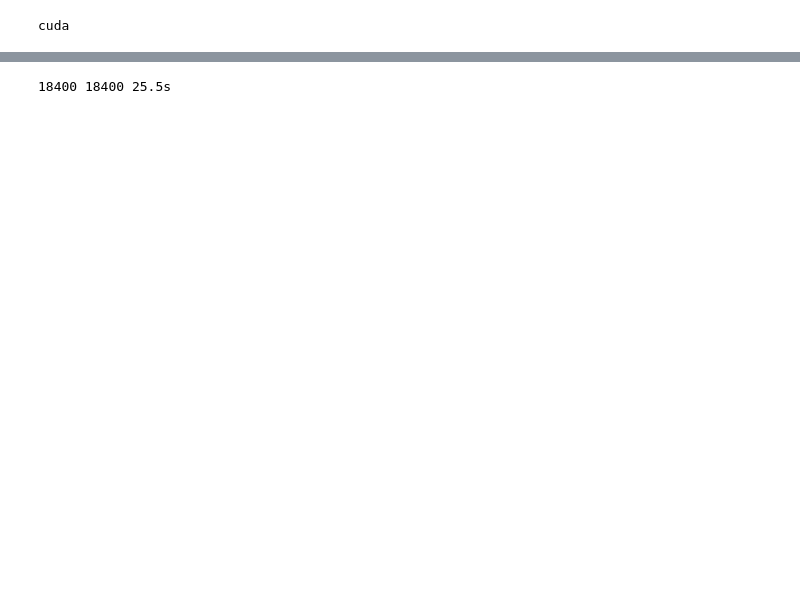
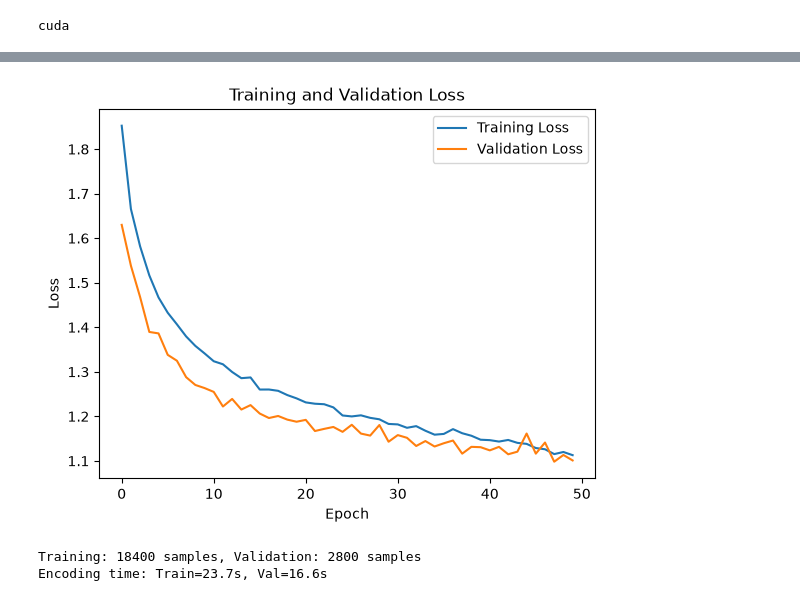
Before and after one commit to JettChase/AutoEncoderOCT, a Jupyter notebook: encoderClassifier.ipynb, the cells around one changed output, grey strips where cells are left out. Saved outputs shown, nothing was run; the diff lists cells and outputs as text; code cells hidden in the pictures; blank space fills up the shorter version.

```diff
--- a/encoderClassifier.ipynb
+++ b/encoderClassifier.ipynb
@@ -155,3 +193,14 @@ Results: Accuracy=73.52% Training Duration=2574.747947 sec
+# %%
+plt.plot(control_train_losses, label="Training Loss")
+plt.plot(control_val_losses, label="Validation Loss")
+
+plt.xlabel("Epoch")
+plt.ylabel("Loss")
+plt.title("Training and Validation Loss")
+plt.legend()
+plt.show()
+# %% [output]
+[figure, added]
 # %%
 #Encoding images to latent space
 from AutoEncoder import AutoEncoder
@@ -164,22 +213,22 @@ encoder.eval()
 
 start_time = time.perf_counter()
 
-features = []
+train_features = []
 labels_list = []
 
 with torch.no_grad():
     for images, batch_labels in train_loader:
         images = images.to(device)
         encoded = encoder(images).flatten(1)
-        features.append(encoded.cpu())
+        train_features.append(encoded.cpu())
         labels_list.append(batch_labels)
 
-features = torch.cat(features)
+train_features = torch.cat(train_features)
 all_labels = torch.cat(labels_list)
 
-encode_time = time.perf_counter() - start_time
+train_encode_time = time.perf_counter() - start_time
 
-encoded_dataset = TensorDataset(features, all_labels)
+encoded_dataset = TensorDataset(train_features, all_labels)
 
 encoded_loader = DataLoader(
     encoded_dataset,
@@ -188,9 +237,49 @@ encoded_loader = DataLoader(
     num_workers=0
 )
 
-print(len(features), len(all_labels), f"{encode_time:.1f}s")
+
+#encoding val images
+start_time = time.perf_counter()
+
+val_features = []
+val_labels = []
+
+with torch.no_grad():
+    for images, labels in val_loader:
+        images = images.to(device)
+
+        encoded = encoder(images).flatten(1)
+
+        val_features.append(encoded.cpu())
+        val_labels.append(labels)
+
+val_features = torch.cat(val_features)
+val_labels = torch.cat(val_labels)
+val_encode_time = time.perf_counter() - start_time
+
+encoded_val_dataset = TensorDataset(val_features, val_labels)
+
+encoded_val_loader = DataLoader(
+    dataset=encoded_val_dataset,
+    batch_size=batch_size,
+    shuffle=False,
+    num_workers=0
+)
+
+
+print(
+    f"Training: {len(train_features)} samples, "
+    f"Validation: {len(val_features)} samples"
+)
+
+print(
+    f"Encoding time: "
+    f"Train={train_encode_time:.1f}s, "
+    f"Val={val_encode_time:.1f}s"
+)
 # %% [output]
-18400 18400 25.5s
+Training: 18400 samples, Validation: 2800 samples
+Encoding time: Train=23.7s, Val=16.6s
 # %%
 #training encoded
 start_time = time.perf_counter()
```
Also changed, not shown: parts of 12 cells of this notebook, 9 other files.
